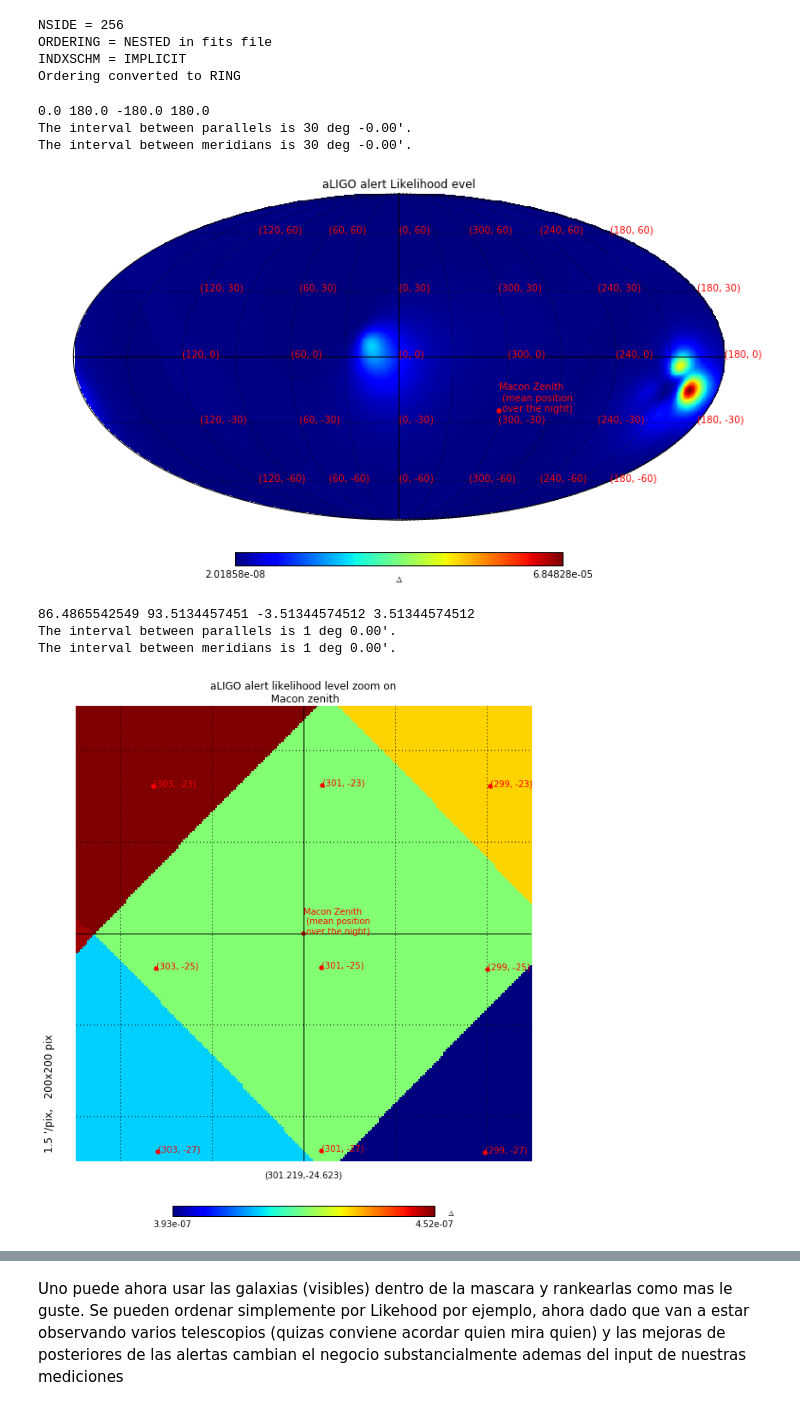
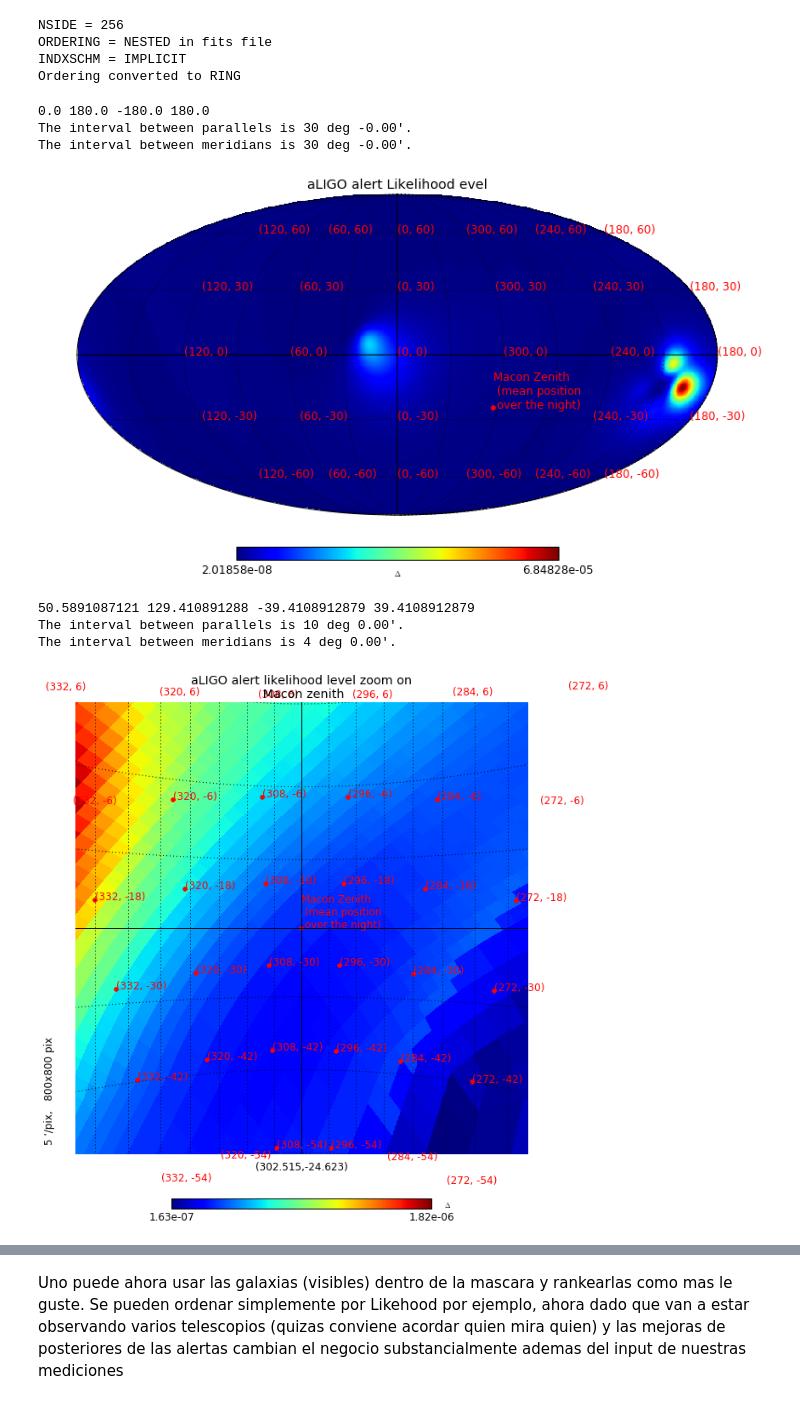
Before and after one commit to BrunoSanchez/alertreport, a Jupyter notebook: alertprocess.ipynb, the cells around one changed output, grey strips where cells are left out. Saved outputs shown, nothing was run; the diff lists cells and outputs as text; code cells hidden in the pictures.

```diff
--- a/alertprocess.ipynb
+++ b/alertprocess.ipynb
@@ -220,8 +220,8 @@ hp.projtext(mean_zenith_ra, zenith_dec,
             'Macon Zenith\n (mean position\n over the night)', lonlat=True, color="red")
 for ra in range(0,360,60):
     for dec in range(-60,90,30):
-        hp.projtext(ra,dec,'({}, {})'.format(ra,dec), lonlat=True, color='red')
-
+        if not (ra == 300 and dec == -30):
+                hp.projtext(ra,dec,'({}, {})'.format(ra,dec), lonlat=True, color='red')
 
 hp.graticule()
 
@@ -231,32 +231,32 @@ plt.show()
 0.0 180.0 -180.0 180.0
 The interval between parallels is 30 deg -0.00'.
 The interval between meridians is 30 deg -0.00'.
-[figure, old version]
+[figure, new version]
 # %%
 # plot the banana map
 fig = plt.figure(2, figsize=(10, 10))
 rot=[mean_zenith_ra, zenith_dec]
 hp.gnomview(aligo_banana, rot=rot, title='aLIGO alert likelihood level zoom on\n Macon zenith', flip="astro",
-            unit='$\Delta$', fig=2)
+            unit='$\Delta$', fig=2, xsize=800, reso=5)
 fig.axes[1].texts[0].set_fontsize(8)
 
 hp.projscatter(rot, lonlat=True, color="red")
 hp.projtext(mean_zenith_ra, zenith_dec,
             'Macon Zenith\n (mean position\n over the night)', lonlat=True, color="red")
 
-for ra in range(int(mean_zenith_ra)-2, int(mean_zenith_ra)+4, 2):
-    for dec in range(int(zenith_dec)-3, int(zenith_dec)+3, 2):
+for ra in range(int(mean_zenith_ra)-30, int(mean_zenith_ra)+42, 12):
+    for dec in range(int(zenith_dec)-30, int(zenith_dec)+42, 12):
         hp.projscatter(ra, dec, lonlat=True, color="red")
         hp.projtext(ra, dec, '({}, {})'.format(ra,dec), lonlat=True, color='red')
 
 hp.graticule()
 
 plt.savefig(os.path.join(plots, 'gnomom_view_Macon_likelihoodmap.png'), dpi=300)
 
 plt.show()
 # %% [output]
-86.4865542549 93.5134457451 -3.51344574512 3.51344574512
-The interval between parallels is 1 deg 0.00'.
-The interval between meridians is 1 deg 0.00'.
+50.5891087121 129.410891288 -39.4108912879 39.4108912879
+The interval between parallels is 10 deg 0.00'.
+The interval between meridians is 4 deg 0.00'.
-[figure, old version]
+[figure, new version]
 # %%
```
Also changed, not shown: parts of 14 cells of this notebook.
